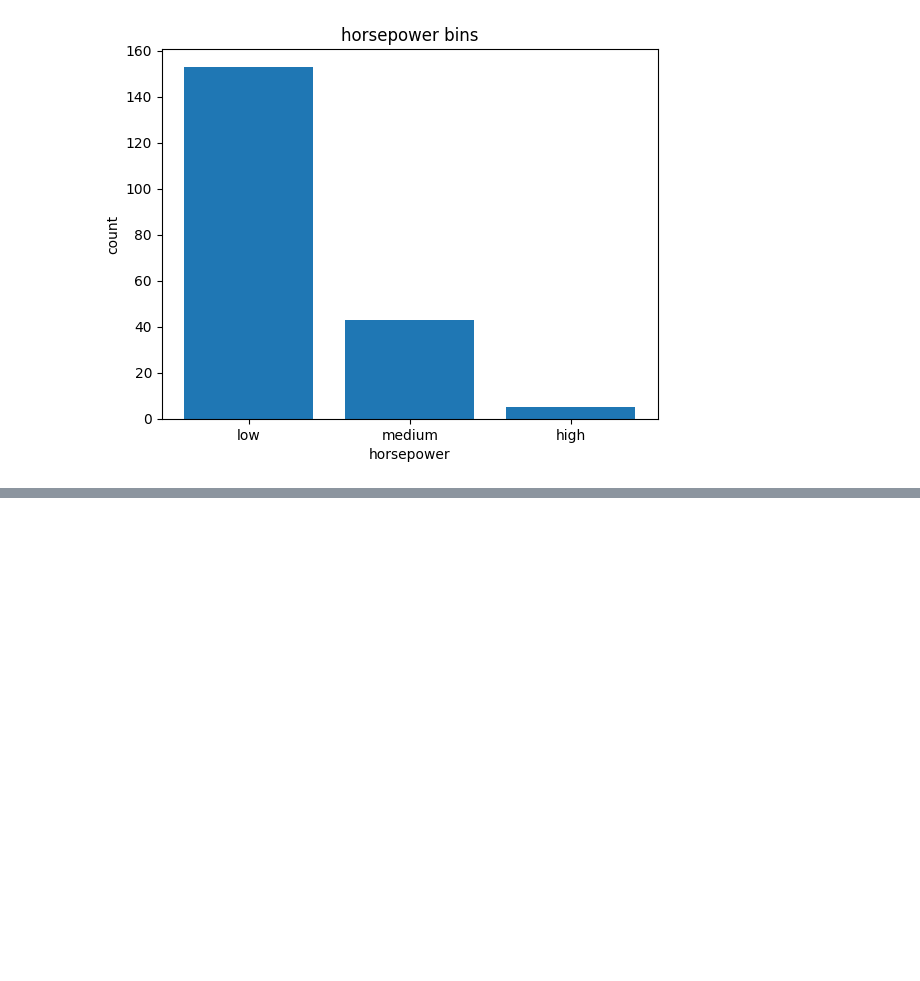
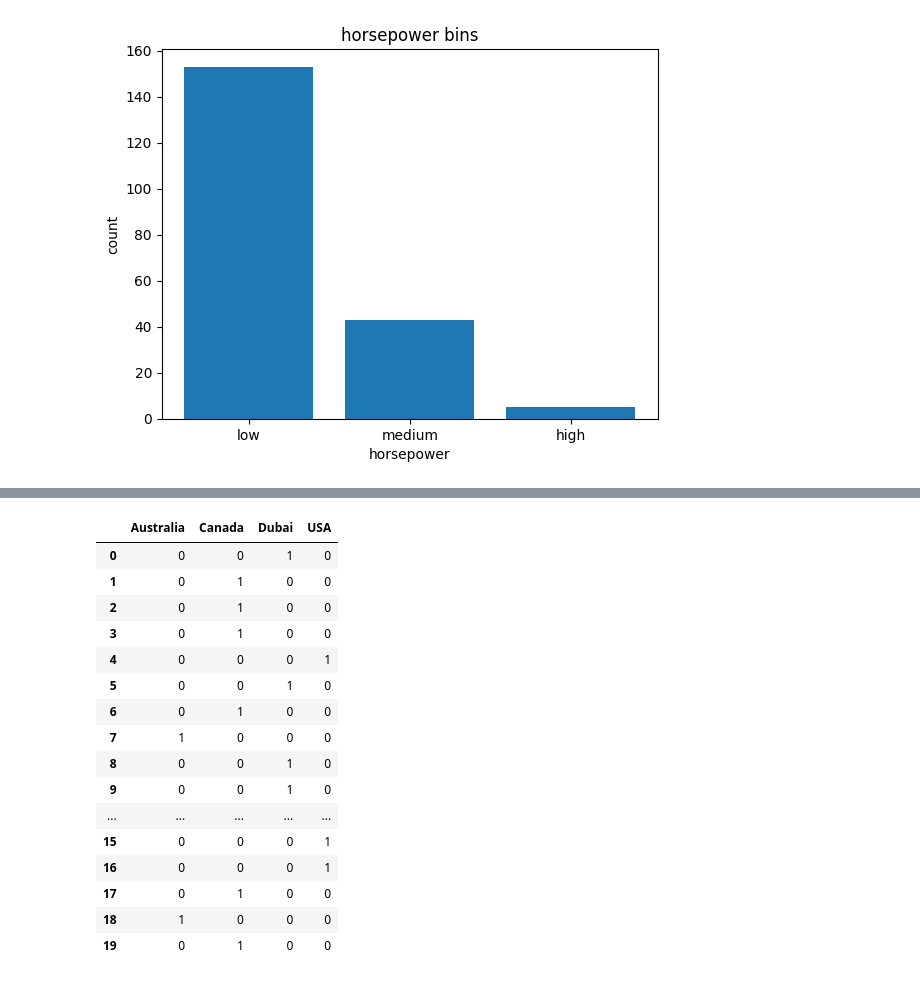
Before and after one commit to aparna-2001/machine_learning_using_python, a Jupyter notebook: Preprocessing_data_scikit.ipynb, the cells around one changed output, grey strips where cells are left out. Cells and saved outputs as stored; diff of their text form; code cells hidden in the pictures; blank space fills up the shorter version.

Commit message:
categorical data, one hot encoding

```diff
--- a/Preprocessing_data_scikit.ipynb
+++ b/Preprocessing_data_scikit.ipynb
@@ -242,3 +242,9 @@ plt.title('horsepower bins')
 plt.show()
 # %% [output]
 [figure]
+# %%
+data = 'Salary_Dataset.csv'
+
+data_salary = pd.read_csv(data)
+
+data_salary.head(10)
@@ -244,0 +263,21 @@ plt.show()
+# %%
+one_hot_data = pd.get_dummies(data_salary['country'], dtype = int)
+one_hot_data.head(20)
+# %% [output]
+|  | Australia | Canada | Dubai | USA |
+| 0 | 0 | 0 | 1 | 0 |
+| 1 | 0 | 1 | 0 | 0 |
+| 2 | 0 | 1 | 0 | 0 |
+| 3 | 0 | 1 | 0 | 0 |
+| 4 | 0 | 0 | 0 | 1 |
+| 5 | 0 | 0 | 1 | 0 |
+| 6 | 0 | 1 | 0 | 0 |
+| 7 | 1 | 0 | 0 | 0 |
+| 8 | 0 | 0 | 1 | 0 |
+| 9 | 0 | 0 | 1 | 0 |
+| ... | ... | ... | ... | ... |
+| 15 | 0 | 0 | 0 | 1 |
+| 16 | 0 | 0 | 0 | 1 |
+| 17 | 0 | 1 | 0 | 0 |
+| 18 | 1 | 0 | 0 | 0 |
+| 19 | 0 | 1 | 0 | 0 |
```
Also changed, not shown: parts of 1 cell of this notebook.
